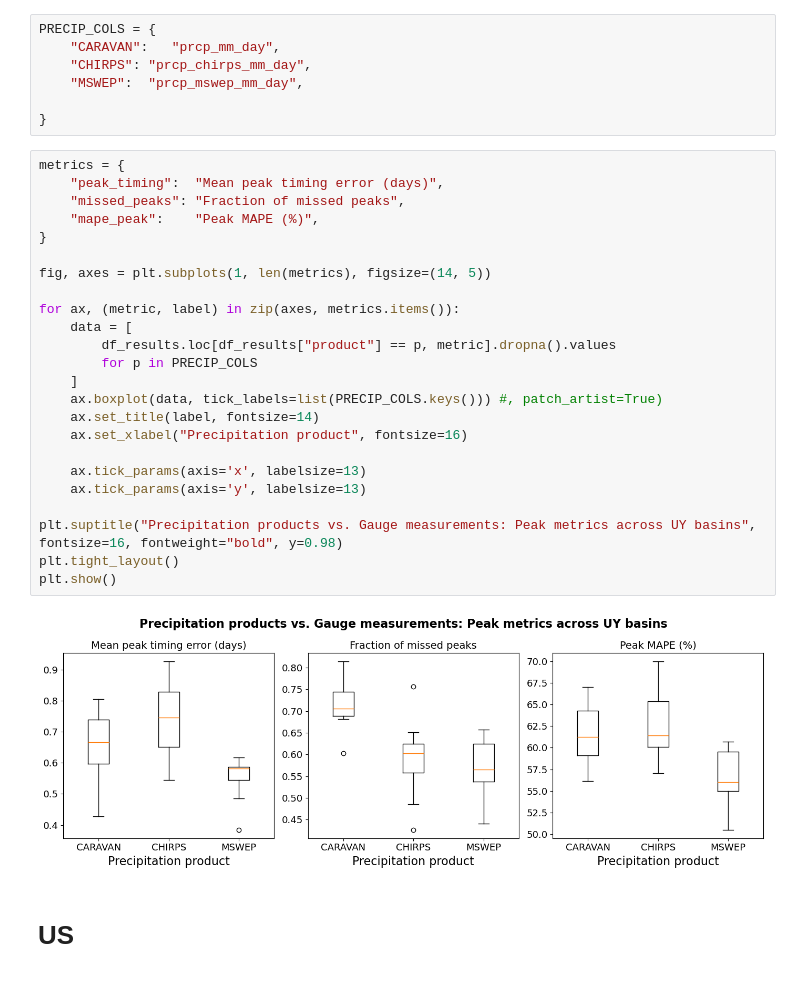
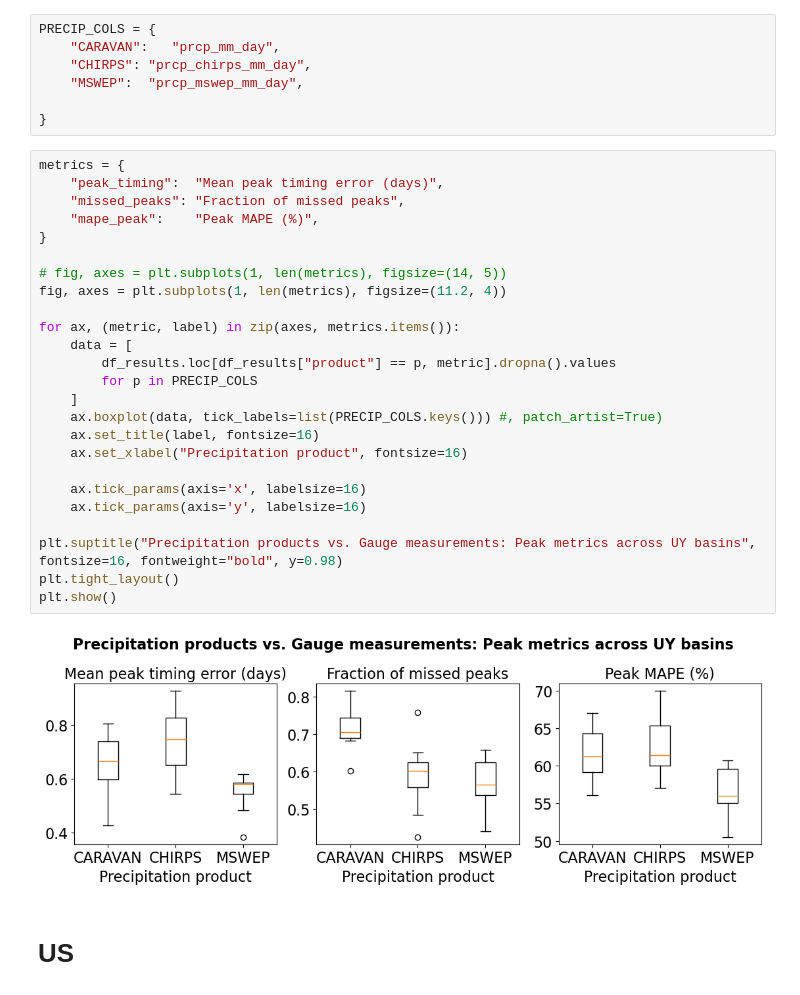
Before and after one commit to DSHydro/NeuralHydrologyAzure, a Jupyter notebook: 3_analyzing_results/4_precip_analysis/2_plots_metric.ipynb, the cells around one changed output. Saved outputs shown, nothing was run; the diff lists cells and outputs as text.

```diff
--- a/3_analyzing_results/4_precip_analysis/2_plots_metric.ipynb
+++ b/3_analyzing_results/4_precip_analysis/2_plots_metric.ipynb
@@ -19,29 +19,30 @@ PRECIP_COLS = {
 # %%
 metrics = {
     "peak_timing":  "Mean peak timing error (days)",
     "missed_peaks": "Fraction of missed peaks",
     "mape_peak":    "Peak MAPE (%)",
 }
 
-fig, axes = plt.subplots(1, len(metrics), figsize=(14, 5))
+# fig, axes = plt.subplots(1, len(metrics), figsize=(14, 5))
+fig, axes = plt.subplots(1, len(metrics), figsize=(11.2, 4))
 
 for ax, (metric, label) in zip(axes, metrics.items()):
     data = [
         df_results.loc[df_results["product"] == p, metric].dropna().values
         for p in PRECIP_COLS
     ]
     ax.boxplot(data, tick_labels=list(PRECIP_COLS.keys())) #, patch_artist=True)
-    ax.set_title(label, fontsize=14)
+    ax.set_title(label, fontsize=16)
     ax.set_xlabel("Precipitation product", fontsize=16)
 
-    ax.tick_params(axis='x', labelsize=13)
-    ax.tick_params(axis='y', labelsize=13)
+    ax.tick_params(axis='x', labelsize=16)
+    ax.tick_params(axis='y', labelsize=16)
 
 plt.suptitle("Precipitation products vs. Gauge measurements: Peak metrics across UY basins", fontsize=16, fontweight="bold", y=0.98)
 plt.tight_layout()
 plt.show()
 # %% [output]
-[figure, old version]
+[figure, new version]
 # %% [markdown]
 # US
 # %%
```
Also changed, not shown: parts of 1 cell of this notebook, 9 other files.
